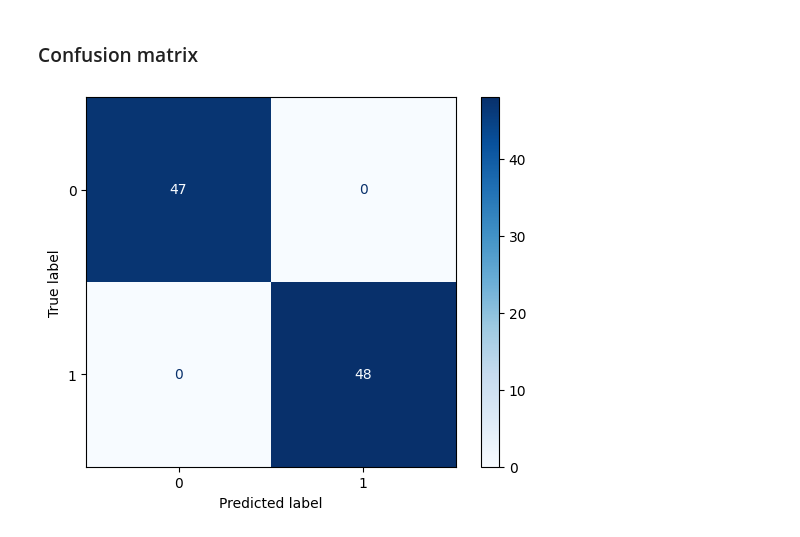
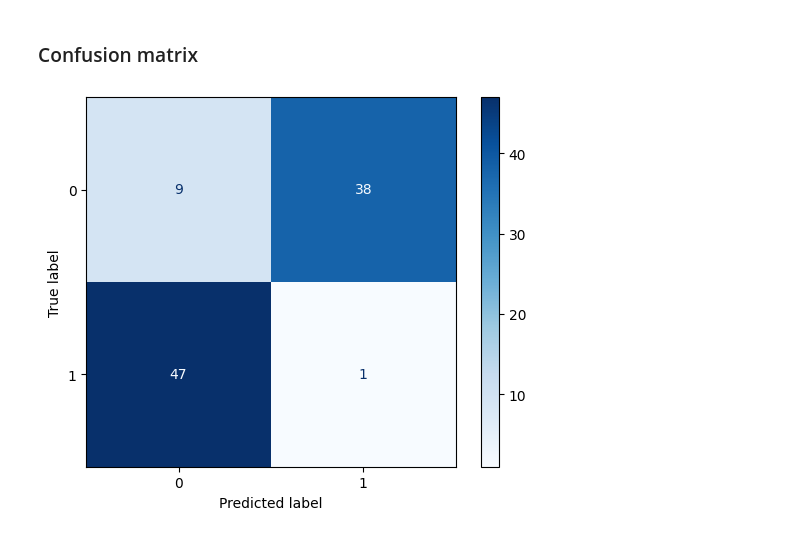
Before and after one commit to akash-siv/bci_nn_model, a Jupyter notebook: Copy_of_timeseries_classification_from_scratch.ipynb, the cells around one changed output. Drawn from its saved outputs; the diff is of its cells as text; code cells hidden in the pictures.

```diff
--- a/Copy_of_timeseries_classification_from_scratch.ipynb
+++ b/Copy_of_timeseries_classification_from_scratch.ipynb
@@ -360,7 +437,7 @@ Epoch 2/2
 # %% [markdown]
 ## Evaluate model on test data
 # %%
-model = keras.models.load_model("best_model.keras")
+model = keras.models.load_model("my_model.h5")
 
 test_loss, test_acc = model.evaluate(x_test, y_test)
 
@@ -422,0 +505,2 @@ array([[3.23589156e-05, 9.99967694e-01],
+# %%
+binary_predictions = (ypred > 0.5).astype(int)
@@ -422,0 +511,2 @@ array([[3.23589156e-05, 9.99967694e-01],
+# %%
+binary_predictions = binary_predictions[:, 0]  # Select the first column
@@ -452,15 +546,15 @@ np.count_nonzero(y_test == 1)
 # %%
 from sklearn.metrics import ConfusionMatrixDisplay
 from sklearn.metrics import confusion_matrix
 import matplotlib.pyplot as plt
 
 labels = ["0","1"]
 
-cm = confusion_matrix(y_test, converted_predictions)
+cm = confusion_matrix(y_test, binary_predictions)
 
 disp = ConfusionMatrixDisplay(confusion_matrix=cm, display_labels=labels)
 
 disp.plot(cmap=plt.cm.Blues)
 plt.show()
 # %% [output]
-[figure, old version]
+[figure, new version]
```
Also changed, not shown: parts of 14 cells of this notebook, 8 other files.
